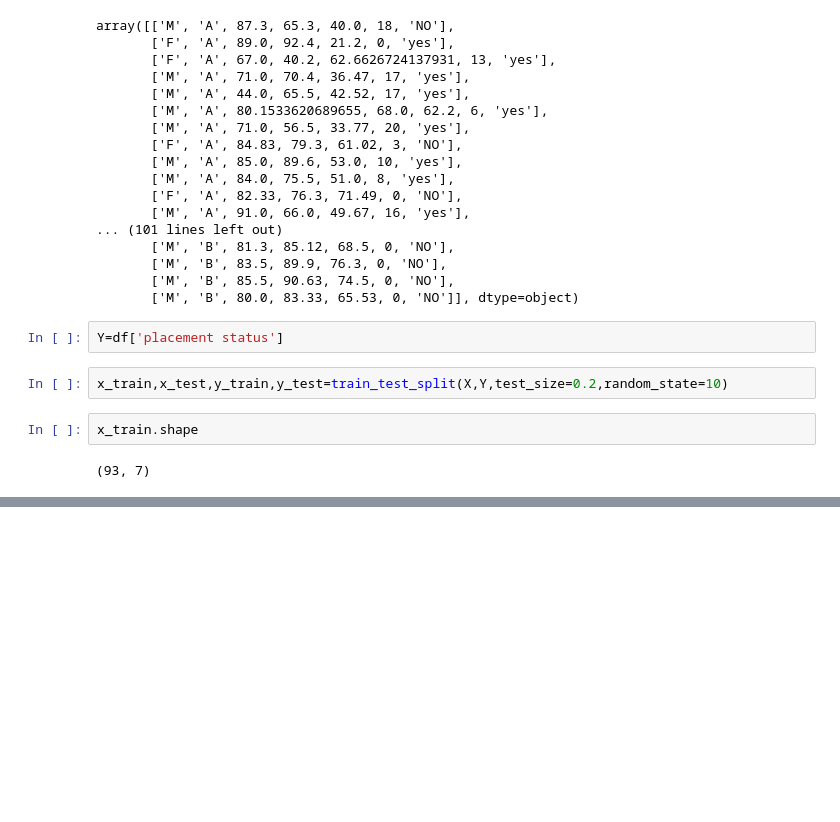
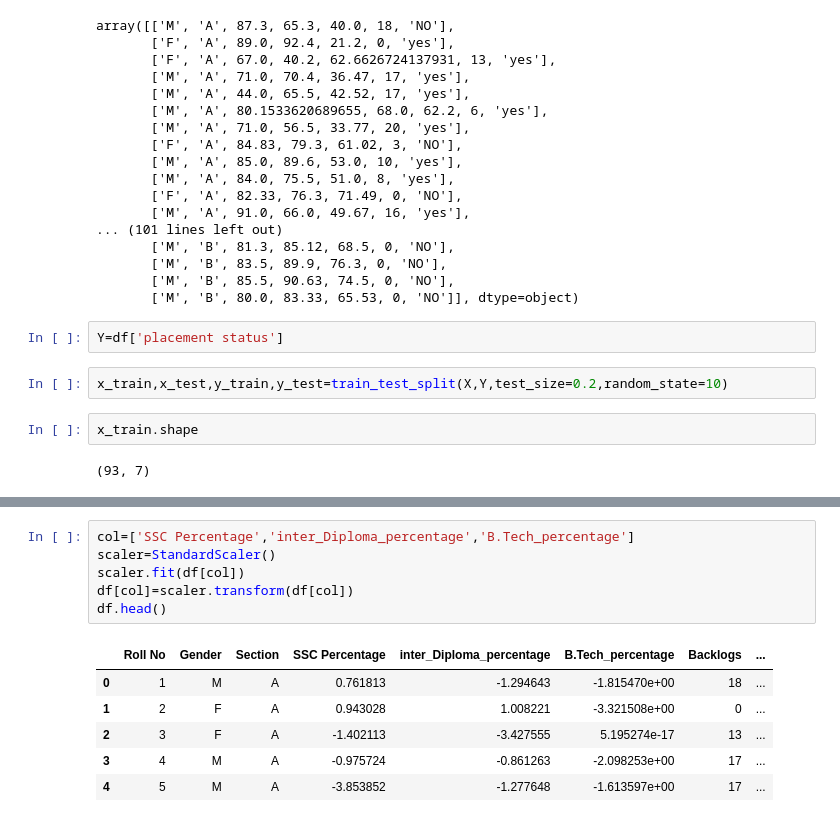
Before and after one commit to 21pa1a6128/DWM-lab, a Jupyter notebook: operations_on_dataset.ipynb, the cells around one changed output, grey strips where cells are left out. Drawn from its saved outputs; the diff is of its cells as text; blank space fills up the shorter version.

```diff
--- a/operations_on_dataset.ipynb
+++ b/operations_on_dataset.ipynb
@@ -139,0 +149,13 @@ x_train.shape
+# %%
+col=['SSC Percentage','inter_Diploma_percentage','B.Tech_percentage']
+scaler=StandardScaler()
+scaler.fit(df[col])
+df[col]=scaler.transform(df[col])
+df.head()
+# %% [output]
+|  | Roll No | Gender | Section | SSC Percentage | inter_Diploma_percentage | B.Tech_percentage | Backlogs | ... |
+| 0 | 1 | M | A | 0.761813 | -1.294643 | -1.815470e+00 | 18 | ... |
+| 1 | 2 | F | A | 0.943028 | 1.008221 | -3.321508e+00 | 0 | ... |
+| 2 | 3 | F | A | -1.402113 | -3.427555 | 5.195274e-17 | 13 | ... |
+| 3 | 4 | M | A | -0.975724 | -0.861263 | -2.098253e+00 | 17 | ... |
+| 4 | 5 | M | A | -3.853852 | -1.277648 | -1.613597e+00 | 17 | ... |
```
Also changed, not shown: parts of 4 cells of this notebook.
